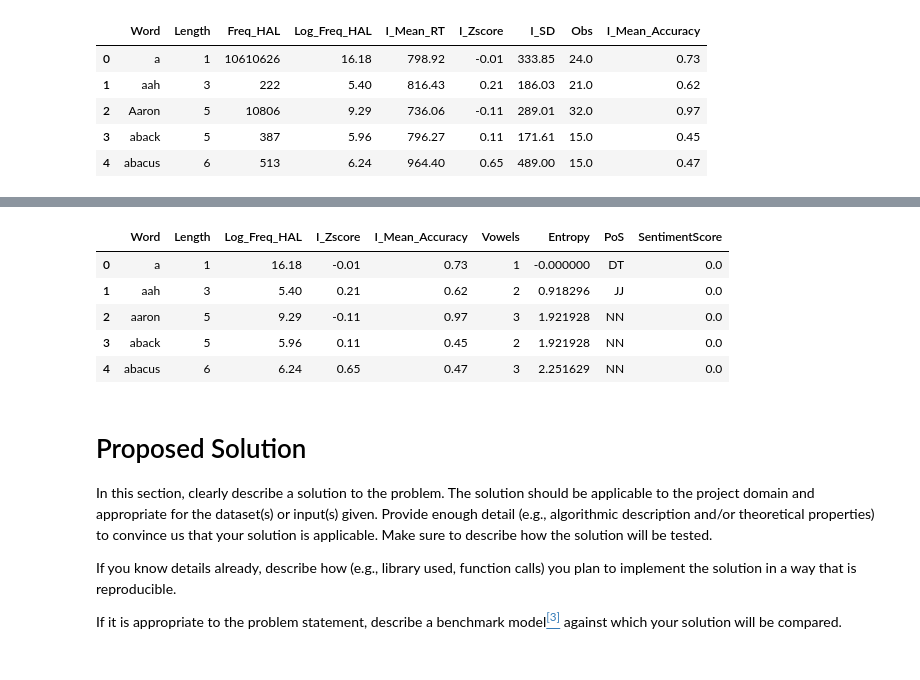
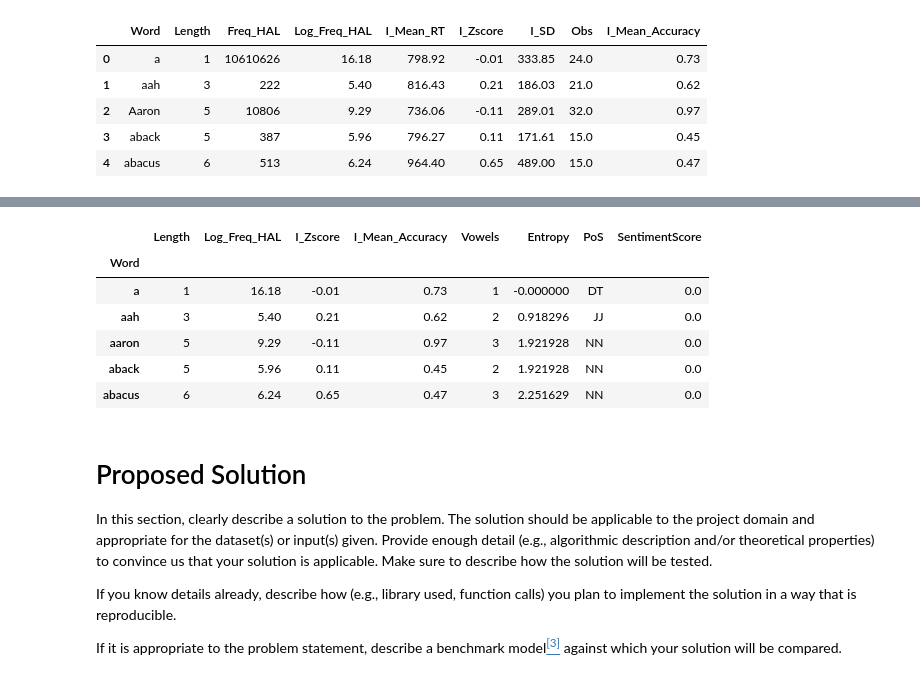
Before and after one commit to e7song/COGS118B_WI24_Final_Project, a Jupyter notebook: FinalProject_groupXXX.ipynb, the cells around one changed output, grey strips where cells are left out. Drawn from its saved outputs; the diff is of its cells as text; code cells hidden in the pictures.

```diff
--- a/FinalProject_groupXXX.ipynb
+++ b/FinalProject_groupXXX.ipynb
@@ -151,14 +155,16 @@ df['SentimentScore'] = sentiment_scores
 # %%
 # Save preprocessed dataset
 df.to_csv('./data/NewWordDifficulty.csv', index=False)
+df.set_index('Word', inplace=True)
 df.head()
 # %% [output]
-|  | Word | Length | Log_Freq_HAL | I_Zscore | I_Mean_Accuracy | Vowels | Entropy | PoS | SentimentScore |
-| 0 | a | 1 | 16.18 | -0.01 | 0.73 | 1 | -0.000000 | DT | 0.0 |
-| 1 | aah | 3 | 5.40 | 0.21 | 0.62 | 2 | 0.918296 | JJ | 0.0 |
-| 2 | aaron | 5 | 9.29 | -0.11 | 0.97 | 3 | 1.921928 | NN | 0.0 |
-| 3 | aback | 5 | 5.96 | 0.11 | 0.45 | 2 | 1.921928 | NN | 0.0 |
-| 4 | abacus | 6 | 6.24 | 0.65 | 0.47 | 3 | 2.251629 | NN | 0.0 |
+|  | Length | Log_Freq_HAL | I_Zscore | I_Mean_Accuracy | Vowels | Entropy | PoS | SentimentScore |
+| Word |  |  |  |  |  |  |  |  |
+| a | 1 | 16.18 | -0.01 | 0.73 | 1 | -0.000000 | DT | 0.0 |
+| aah | 3 | 5.40 | 0.21 | 0.62 | 2 | 0.918296 | JJ | 0.0 |
+| aaron | 5 | 9.29 | -0.11 | 0.97 | 3 | 1.921928 | NN | 0.0 |
+| aback | 5 | 5.96 | 0.11 | 0.45 | 2 | 1.921928 | NN | 0.0 |
+| abacus | 6 | 6.24 | 0.65 | 0.47 | 3 | 2.251629 | NN | 0.0 |
 # %% [markdown]
 # Proposed Solution
 
```
Also changed, not shown: parts of 46 cells of this notebook, 2 other files.
